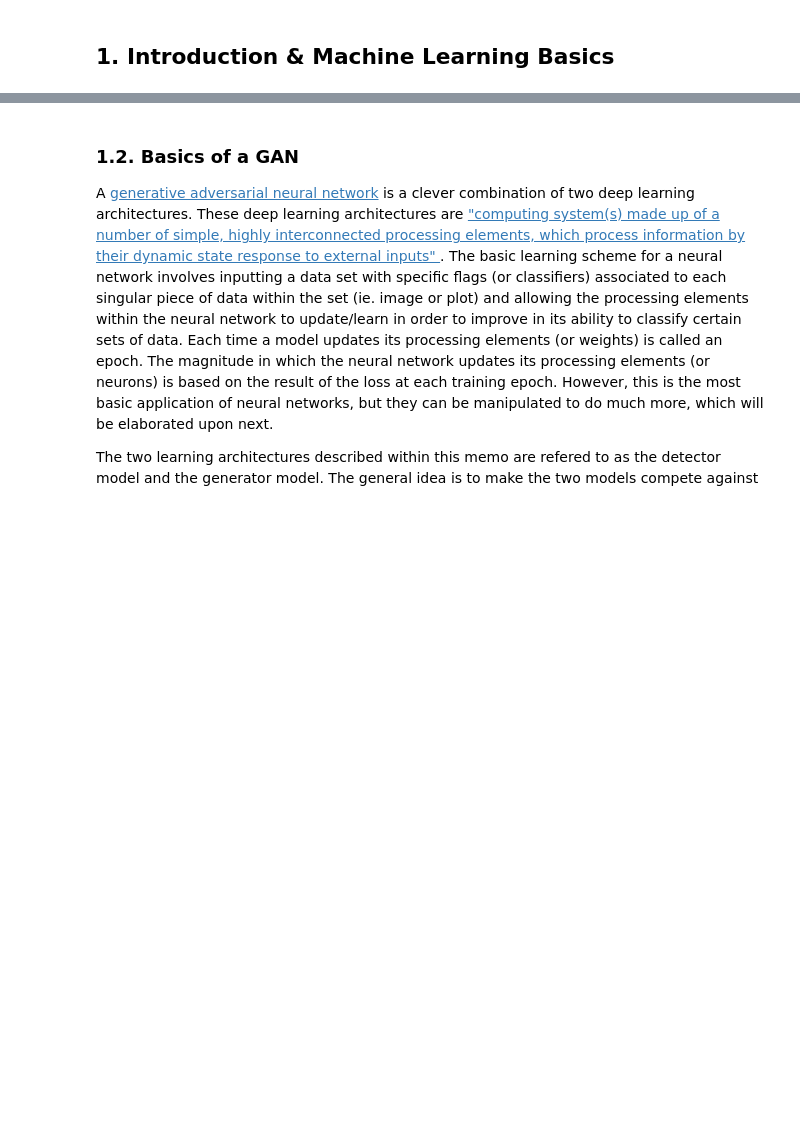
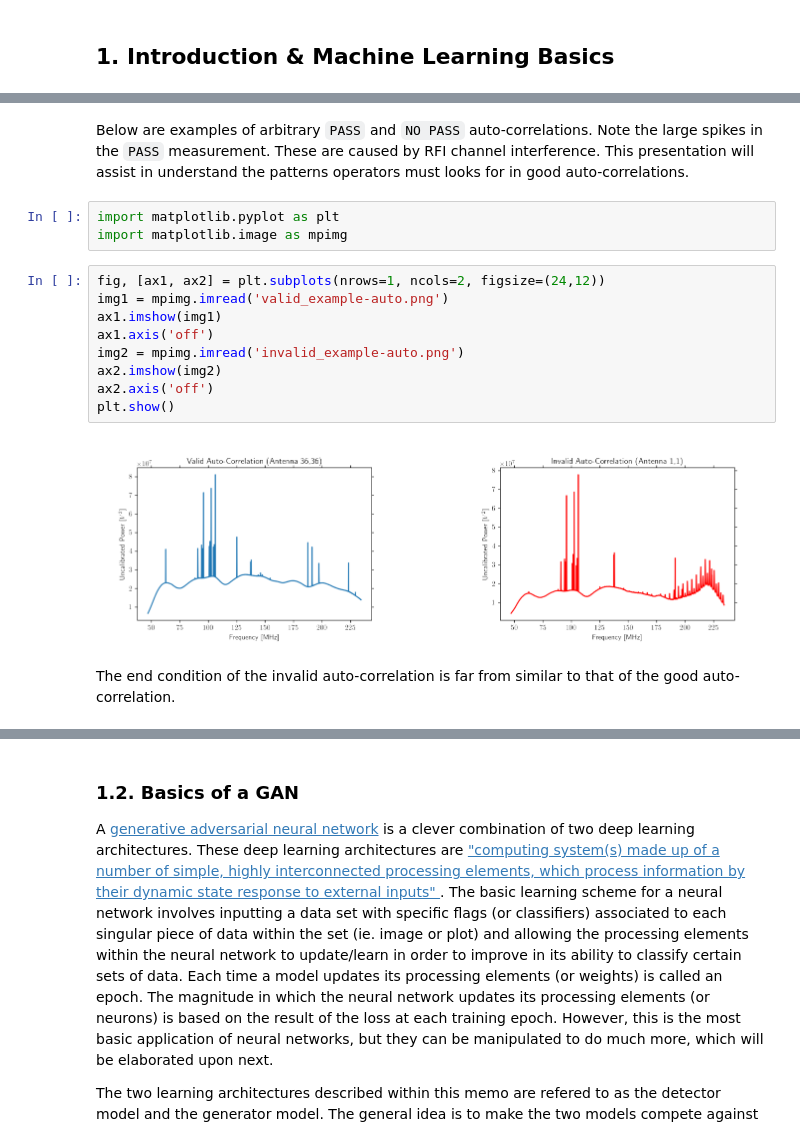
Before and after one commit to jshy883/jshy883-2459122-H4C_Machine-Learning_Practice-, a Jupyter notebook: HERA-GAN_joseph-shy_memo.ipynb, the cells around one changed output, grey strips where cells are left out. Cells and saved outputs as stored; diff of their text form; blank space fills up the shorter version.

Commit message:
Proofread and added in good and bad auto examples.

```diff
--- a/HERA-GAN_joseph-shy_memo.ipynb
+++ b/HERA-GAN_joseph-shy_memo.ipynb
@@ -18 +21,19 @@ define autocorrelation??? need to show an example somewhere before model discuss
+# %% [markdown]
+Below are examples of arbitrary `PASS` and `NO PASS` auto-correlations. Note the large spikes in the `PASS` measurement. These are caused by RFI channel interference. This presentation will assist in understand the patterns operators must looks for in good auto-correlations.
+# %%
+import matplotlib.pyplot as plt
+import matplotlib.image as mpimg
+# %%
+fig, [ax1, ax2] = plt.subplots(nrows=1, ncols=2, figsize=(24,12))
+img1 = mpimg.imread('valid_example-auto.png')
+ax1.imshow(img1)
+ax1.axis('off')
+img2 = mpimg.imread('invalid_example-auto.png')
+ax2.imshow(img2)
+ax2.axis('off')
+plt.show()
+# %% [output]
+[figure, added]
+# %% [markdown]
+The end condition of the invalid auto-correlation is far from similar to that of the good auto-correlation.
 # %% [markdown]
```
Also changed, not shown: parts of 34 cells of this notebook.
